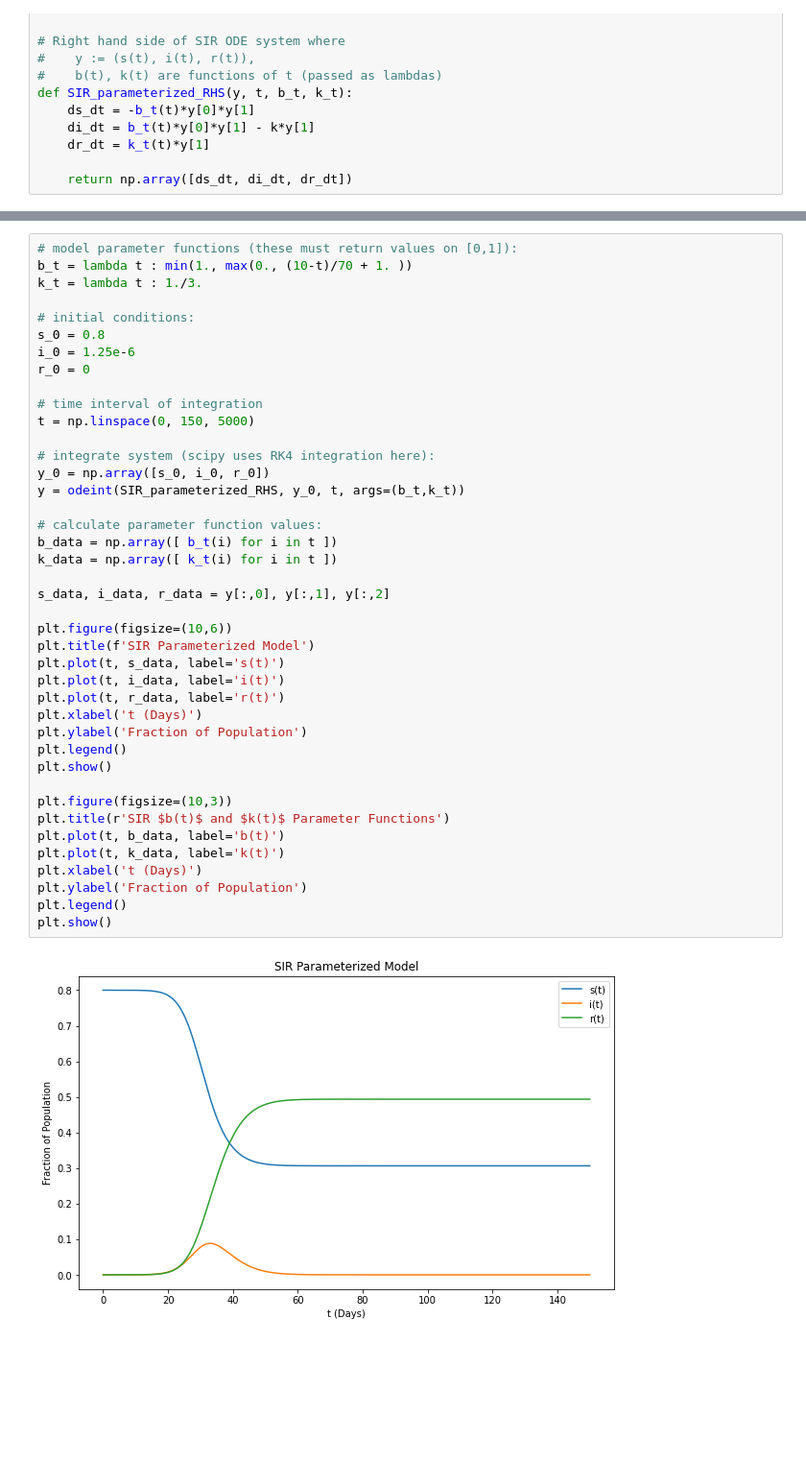
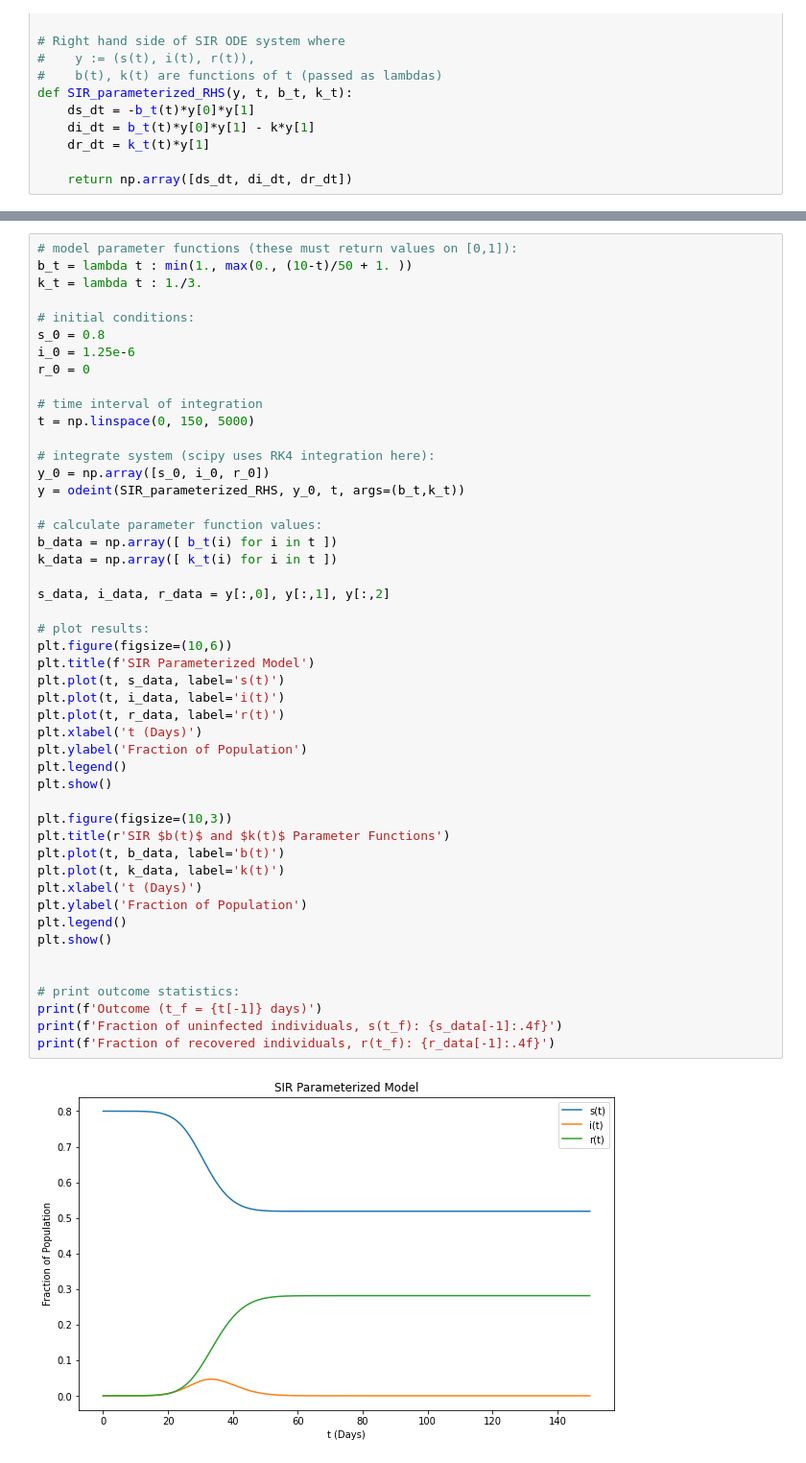
Before and after one commit to cburdine/tx_covid_models, a Jupyter notebook: SIR Model Examples.ipynb, the cells around one changed output, grey strips where cells are left out. Shown: that part at 96% size. Saved outputs shown, nothing was run; the diff lists cells and outputs as text; blank space fills up the shorter version.

```diff
--- a/SIR Model Examples.ipynb
+++ b/SIR Model Examples.ipynb
@@ -95,6 +104,6 @@ In the example below, we use a contant value of $k(t)$, but a varying value of $
 # %%
 # model parameter functions (these must return values on [0,1]):
-b_t = lambda t : min(1., max(0., (10-t)/70 + 1. ))
+b_t = lambda t : min(1., max(0., (10-t)/50 + 1. ))
 k_t = lambda t : 1./3.
 
 # initial conditions:
@@ -107,31 +116,38 @@ t = np.linspace(0, 150, 5000)
 
 # integrate system (scipy uses RK4 integration here):
 y_0 = np.array([s_0, i_0, r_0])
 y = odeint(SIR_parameterized_RHS, y_0, t, args=(b_t,k_t))
 
 # calculate parameter function values:
 b_data = np.array([ b_t(i) for i in t ])
 k_data = np.array([ k_t(i) for i in t ])
 
 s_data, i_data, r_data = y[:,0], y[:,1], y[:,2]
 
+# plot results:
 plt.figure(figsize=(10,6))
 plt.title(f'SIR Parameterized Model')
 plt.plot(t, s_data, label='s(t)')
 plt.plot(t, i_data, label='i(t)')
 plt.plot(t, r_data, label='r(t)')
 plt.xlabel('t (Days)')
 plt.ylabel('Fraction of Population')
 plt.legend()
 plt.show()
 
 plt.figure(figsize=(10,3))
 plt.title(r'SIR $b(t)$ and $k(t)$ Parameter Functions')
 plt.plot(t, b_data, label='b(t)')
 plt.plot(t, k_data, label='k(t)')
 plt.xlabel('t (Days)')
 plt.ylabel('Fraction of Population')
 plt.legend()
 plt.show()
+
+
+# print outcome statistics:
+print(f'Outcome (t_f = {t[-1]} days)')
+print(f'Fraction of uninfected individuals, s(t_f): {s_data[-1]:.4f}')
+print(f'Fraction of recovered individuals, r(t_f): {r_data[-1]:.4f}')
 # %% [output]
-[figure, old version]
+[figure, new version]
```
Also changed, not shown: parts of 5 cells of this notebook, 2 other files.
